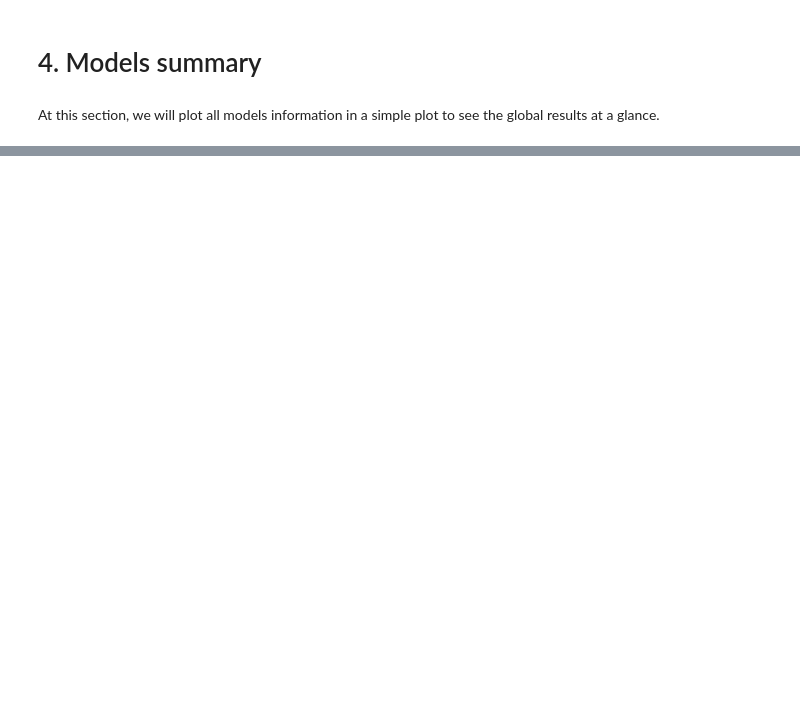
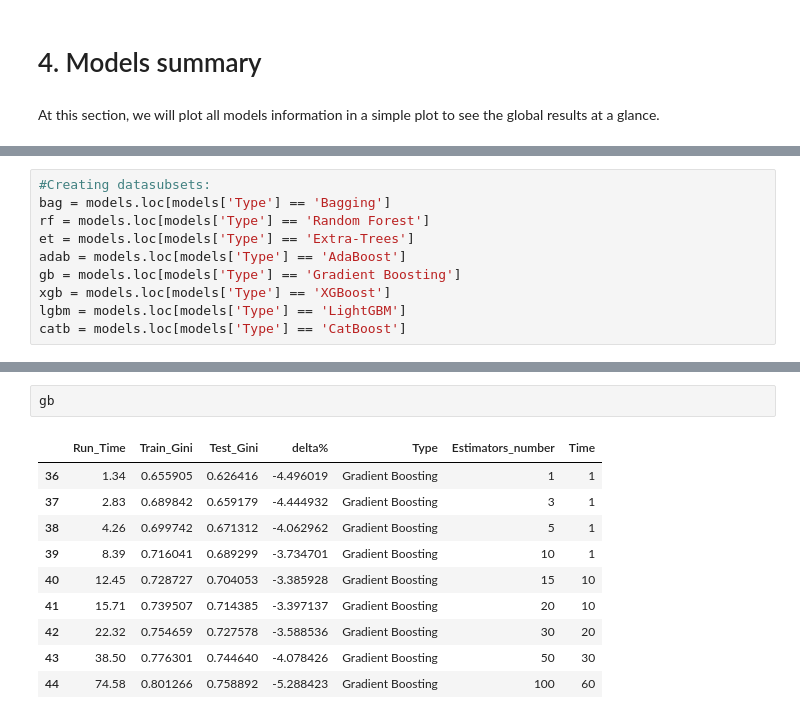
Before and after one commit to GinesMeca/TFG, a Jupyter notebook: notebooks/7. Conclusions.ipynb, the cells around one changed output, grey strips where cells are left out. Drawn from its saved outputs; the diff is of its cells as text; blank space fills up the shorter version.

```diff
--- a/notebooks/7. Conclusions.ipynb
+++ b/notebooks/7. Conclusions.ipynb
@@ -166,0 +169,10 @@ fig.show()
+# %%
+#Creating datasubsets:
+bag = models.loc[models['Type'] == 'Bagging']
+rf = models.loc[models['Type'] == 'Random Forest']
+et = models.loc[models['Type'] == 'Extra-Trees']
+adab = models.loc[models['Type'] == 'AdaBoost']
+gb = models.loc[models['Type'] == 'Gradient Boosting']
+xgb = models.loc[models['Type'] == 'XGBoost']
+lgbm = models.loc[models['Type'] == 'LightGBM']
+catb = models.loc[models['Type'] == 'CatBoost']
@@ -166,0 +225,13 @@ fig.show()
+# %%
+gb
+# %% [output]
+|  | Run_Time | Train_Gini | Test_Gini | delta% | Type | Estimators_number | Time |
+| 36 | 1.34 | 0.655905 | 0.626416 | -4.496019 | Gradient Boosting | 1 | 1 |
+| 37 | 2.83 | 0.689842 | 0.659179 | -4.444932 | Gradient Boosting | 3 | 1 |
+| 38 | 4.26 | 0.699742 | 0.671312 | -4.062962 | Gradient Boosting | 5 | 1 |
+| 39 | 8.39 | 0.716041 | 0.689299 | -3.734701 | Gradient Boosting | 10 | 1 |
+| 40 | 12.45 | 0.728727 | 0.704053 | -3.385928 | Gradient Boosting | 15 | 10 |
+| 41 | 15.71 | 0.739507 | 0.714385 | -3.397137 | Gradient Boosting | 20 | 10 |
+| 42 | 22.32 | 0.754659 | 0.727578 | -3.588536 | Gradient Boosting | 30 | 20 |
+| 43 | 38.50 | 0.776301 | 0.744640 | -4.078426 | Gradient Boosting | 50 | 30 |
+| 44 | 74.58 | 0.801266 | 0.758892 | -5.288423 | Gradient Boosting | 100 | 60 |
```
Also changed, not shown: parts of 6 cells of this notebook.
